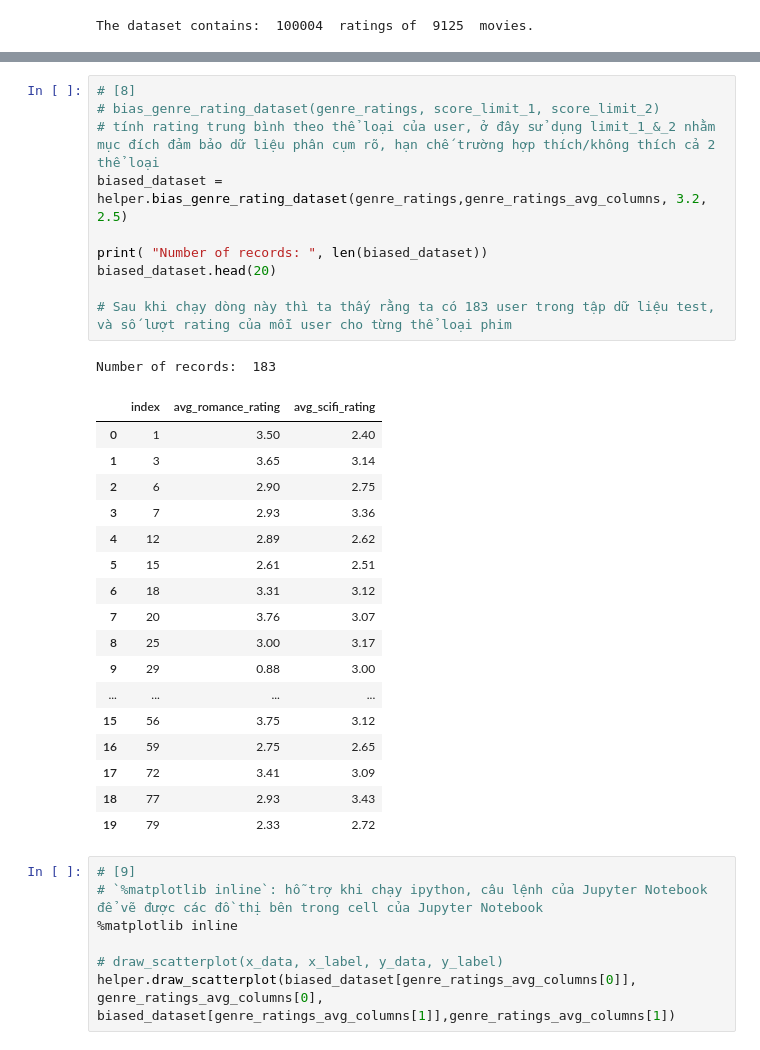
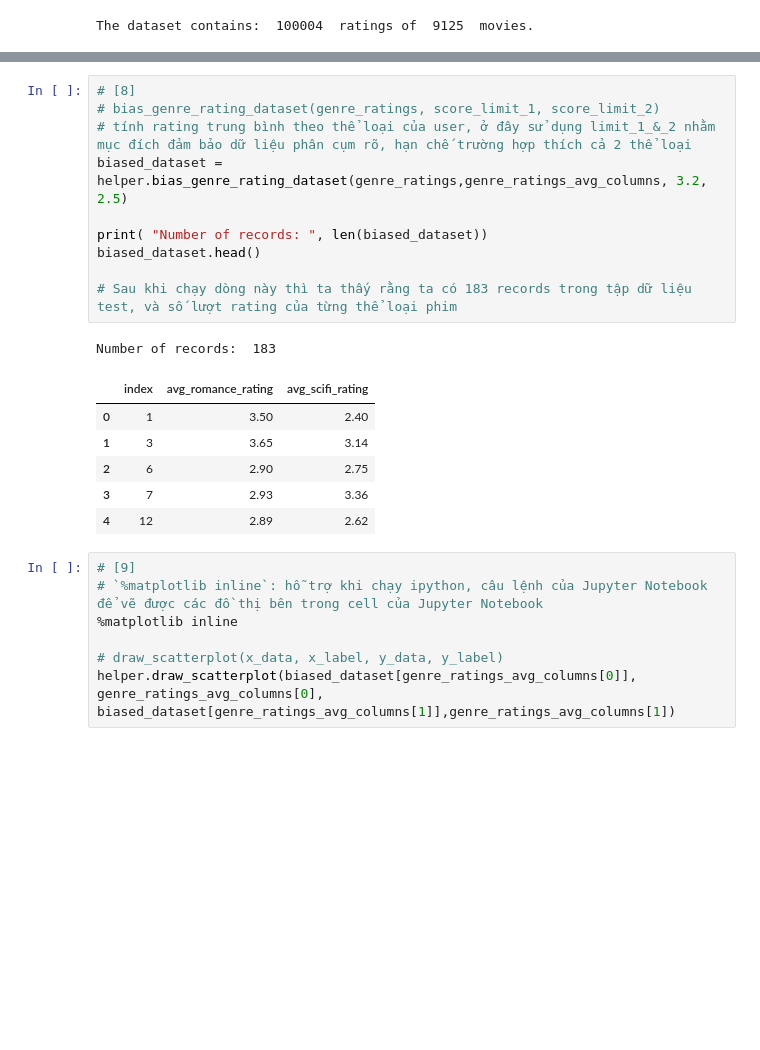
Before and after one commit to ttduongtran/practice-data-mining, a Jupyter notebook: index_kmeans_prediction_recomendation.ipynb, the cells around one changed output, grey strips where cells are left out. Cells and saved outputs as stored; diff of their text form; blank space fills up the shorter version.

```diff
--- a/index_prediction_vi.ipynb
+++ b/index_kmeans_prediction_recomendation.ipynb
@@ -162,32 +158,21 @@ Number of records:  671
 # %%
 # [8]
 # bias_genre_rating_dataset(genre_ratings, score_limit_1, score_limit_2)
-# tính rating trung bình theo thể loại của user, ở đây sử dụng limit_1_&_2 nhằm mục đích đảm bảo dữ liệu phân cụm rõ, hạn chế trường hợp thích/không thích cả 2 thể loại
+# tính rating trung bình theo thể loại của user, ở đây sử dụng limit_1_&_2 nhằm mục đích đảm bảo dữ liệu phân cụm rõ, hạn chế trường hợp thích cả 2 thể loại
 biased_dataset = helper.bias_genre_rating_dataset(genre_ratings,genre_ratings_avg_columns, 3.2, 2.5)
 
 print( "Number of records: ", len(biased_dataset))
-biased_dataset.head(20)
+biased_dataset.head()
 
-# Sau khi chạy dòng này thì ta thấy rằng ta có 183 user trong tập dữ liệu test, và số lượt rating của mỗi user cho từng thể loại phim
+# Sau khi chạy dòng này thì ta thấy rằng ta có 183 records trong tập dữ liệu test, và số lượt rating của từng thể loại phim
 # %% [output]
 Number of records:  183
 |  | index | avg_romance_rating | avg_scifi_rating |
 | 0 | 1 | 3.50 | 2.40 |
 | 1 | 3 | 3.65 | 3.14 |
 | 2 | 6 | 2.90 | 2.75 |
 | 3 | 7 | 2.93 | 3.36 |
 | 4 | 12 | 2.89 | 2.62 |
-| 5 | 15 | 2.61 | 2.51 |
-| 6 | 18 | 3.31 | 3.12 |
-| 7 | 20 | 3.76 | 3.07 |
-| 8 | 25 | 3.00 | 3.17 |
-| 9 | 29 | 0.88 | 3.00 |
-| ... | ... | ... | ... |
-| 15 | 56 | 3.75 | 3.12 |
-| 16 | 59 | 2.75 | 2.65 |
-| 17 | 72 | 3.41 | 3.09 |
-| 18 | 77 | 2.93 | 3.43 |
-| 19 | 79 | 2.33 | 2.72 |
 # %%
 # [9]
 # `%matplotlib inline`: hỗ trợ khi chạy ipython, câu lệnh của Jupyter Notebook để vẽ được các đồ thị bên trong cell của Jupyter Notebook
```
Also changed, not shown: parts of 17 cells of this notebook, 2 other files.
